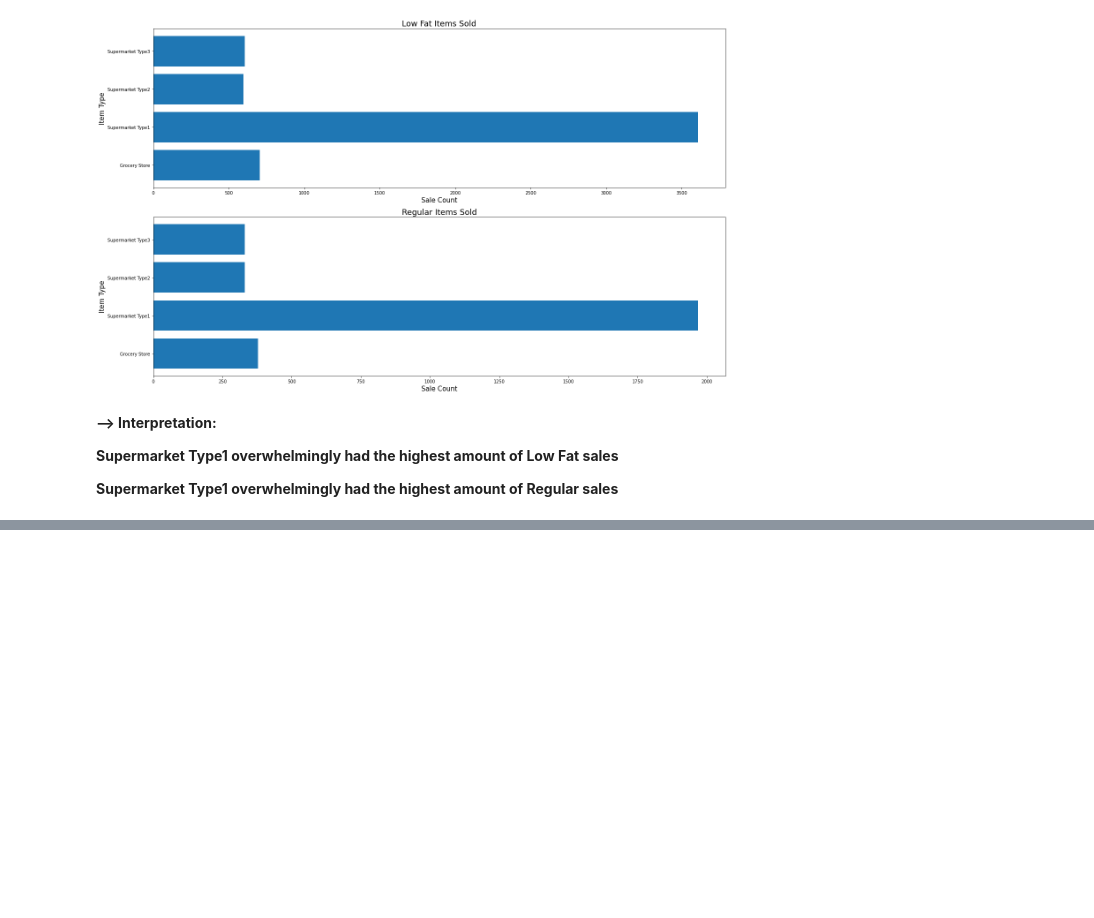
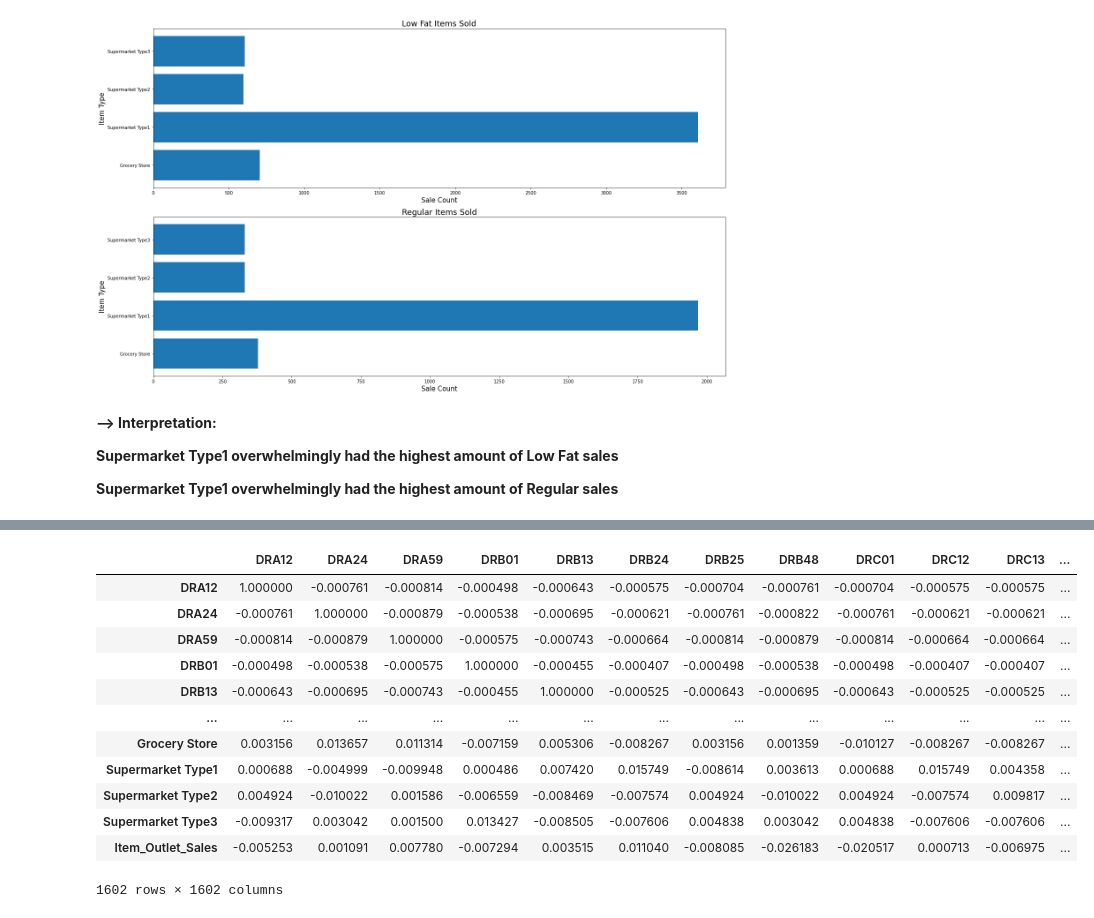
Before and after one commit to v-3sg/sales_predictions, a Jupyter notebook: sales_predictions.ipynb, the cells around one changed output, grey strips where cells are left out. Drawn from its saved outputs; the diff is of its cells as text; code cells hidden in the pictures; blank space fills up the shorter version.

```diff
--- a/sales_predictions.ipynb
+++ b/sales_predictions.ipynb
@@ -415,0 +532,4 @@ plot.tight_layout()
+# %%
+#dummy encode 'Outlet_Location_Type'
+encoded_outlet_loctype = pd.get_dummies(df['Outlet_Location_Type'])
+encoded_outlet_loctype.head()
@@ -415,0 +613,18 @@ plot.tight_layout()
+# %%
+#checking for correlations
+#probably too many variables
+new_df.corr()
+# %% [output]
+|  | DRA12 | DRA24 | DRA59 | DRB01 | DRB13 | DRB24 | DRB25 | DRB48 | DRC01 | DRC12 | DRC13 | ... |
+| DRA12 | 1.000000 | -0.000761 | -0.000814 | -0.000498 | -0.000643 | -0.000575 | -0.000704 | -0.000761 | -0.000704 | -0.000575 | -0.000575 | ... |
+| DRA24 | -0.000761 | 1.000000 | -0.000879 | -0.000538 | -0.000695 | -0.000621 | -0.000761 | -0.000822 | -0.000761 | -0.000621 | -0.000621 | ... |
+| DRA59 | -0.000814 | -0.000879 | 1.000000 | -0.000575 | -0.000743 | -0.000664 | -0.000814 | -0.000879 | -0.000814 | -0.000664 | -0.000664 | ... |
+| DRB01 | -0.000498 | -0.000538 | -0.000575 | 1.000000 | -0.000455 | -0.000407 | -0.000498 | -0.000538 | -0.000498 | -0.000407 | -0.000407 | ... |
+| DRB13 | -0.000643 | -0.000695 | -0.000743 | -0.000455 | 1.000000 | -0.000525 | -0.000643 | -0.000695 | -0.000643 | -0.000525 | -0.000525 | ... |
+| ... | ... | ... | ... | ... | ... | ... | ... | ... | ... | ... | ... | ... |
+| Grocery Store | 0.003156 | 0.013657 | 0.011314 | -0.007159 | 0.005306 | -0.008267 | 0.003156 | 0.001359 | -0.010127 | -0.008267 | -0.008267 | ... |
+| Supermarket Type1 | 0.000688 | -0.004999 | -0.009948 | 0.000486 | 0.007420 | 0.015749 | -0.008614 | 0.003613 | 0.000688 | 0.015749 | 0.004358 | ... |
+| Supermarket Type2 | 0.004924 | -0.010022 | 0.001586 | -0.006559 | -0.008469 | -0.007574 | 0.004924 | -0.010022 | 0.004924 | -0.007574 | 0.009817 | ... |
+| Supermarket Type3 | -0.009317 | 0.003042 | 0.001500 | 0.013427 | -0.008505 | -0.007606 | 0.004838 | 0.003042 | 0.004838 | -0.007606 | -0.007606 | ... |
+| Item_Outlet_Sales | -0.005253 | 0.001091 | 0.007780 | -0.007294 | 0.003515 | 0.011040 | -0.008085 | -0.026183 | -0.020517 | 0.000713 | -0.006975 | ... |
+1602 rows × 1602 columns
```
Also changed, not shown: parts of 50 cells of this notebook.
